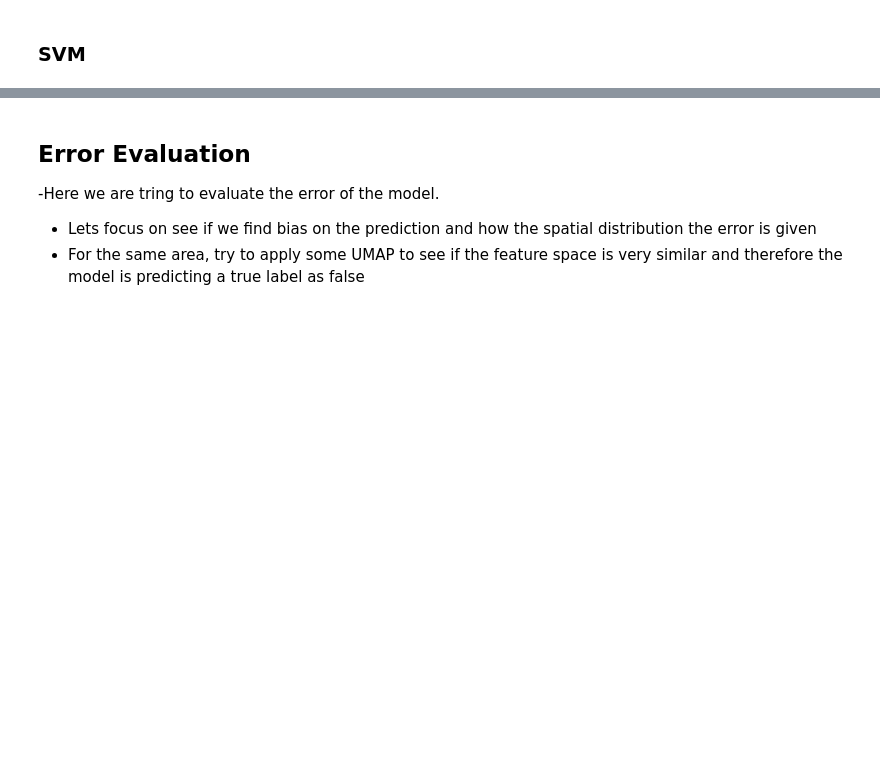
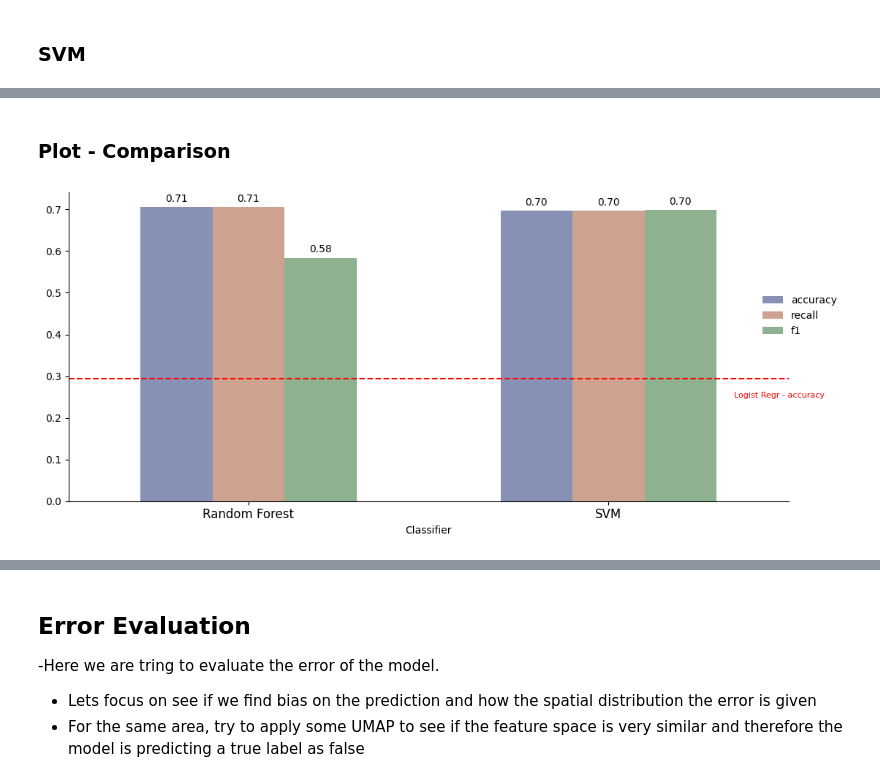
Before and after one commit to emanuel-gf/PlantNet-Species-ML-Project, a Jupyter notebook: milestone2.ipynb, the cells around one changed output, grey strips where cells are left out. Cells and saved outputs as stored; diff of their text form; code cells hidden in the pictures; blank space fills up the shorter version.

```diff
--- a/milestone2.ipynb
+++ b/milestone2.ipynb
@@ -1462,0 +1625,15 @@ plt.show()
+# %%
+## calculate the baseline model
+preprocessor = ColumnTransformer(
+    transformers=[
+        ('num', StandardScaler(), make_column_selector(dtype_include=np.number)),
+        ('cat', OneHotEncoder(handle_unknown='ignore'), make_column_selector(dtype_include=object))
+    ],
+    remainder='passthrough'
+)
+
+models = [
+    ('clf',LogisticRegression())
+]
+
+score_baseline = train_test_predict(X, X_full_test, y, y_full_test, models, preprocessor)
@@ -1462,0 +1649,58 @@ plt.show()
+# %% [markdown]
+### Plot - Comparison
+# %%
+height = 5
+aspect = 10 / height   # width / height
+accuracy_score_baseline = score_baseline['test']['accuracy'][0]
+f1_score_baseline = score_baseline['test']['f1'][0]
+recall_score_baseline = score_baseline['test']['recall'][0]
+
+g = sns.catplot(
+    data=dfe.melt(
+        id_vars=['dataset', 'split', 'Classifier'],
+        value_vars=['accuracy', 'recall', 'f1'],
+        var_name='metrics'
+    ),
+    kind='bar',
+    x='Classifier',
+    y='value',
+    hue='metrics',
+    palette="dark",
+    alpha=.5,
+    height=height,
+    width=0.6,
+    aspect= aspect
+)
+
+# Add bar labels
+for container in g.ax.containers:
+    g.ax.bar_label(container, fmt='%.2f', padding=3)
+
+g._legend.remove()  # remove the default legend created by seaborn
+
+g.ax.legend(loc='center right', bbox_to_anchor=(1.08, 0.6), ncol=1, frameon=False)
+
+## increase size
+g.ax.set_xticklabels(labels=['Random Forest','SVM'], fontdict={'fontsize':12})
+g.ax.set_ylabel('')
+
+### Model Comparison
+# Add horizontal baseline line
+baseline_value = accuracy_score_baseline
+g.ax.axhline(baseline_value, color='red', linestyle='--', linewidth=1.5)
+
+# Add annotation
+g.ax.text(
+    x=1.05,                     # position relative to the axis (1 = far right)
+    y=baseline_value - 0.05,   # slightly above the line
+    s="Logist Regr - accuracy",
+    color='red',
+    fontsize=8,
+    ha='right', va='bottom',
+    transform=g.ax.get_yaxis_transform()   # keeps the x-position relative to the axis
+)
+
+plt.tight_layout()
+plt.show()
+# %% [output]
+[figure, added]
```
Also changed, not shown: parts of 18 cells of this notebook.
